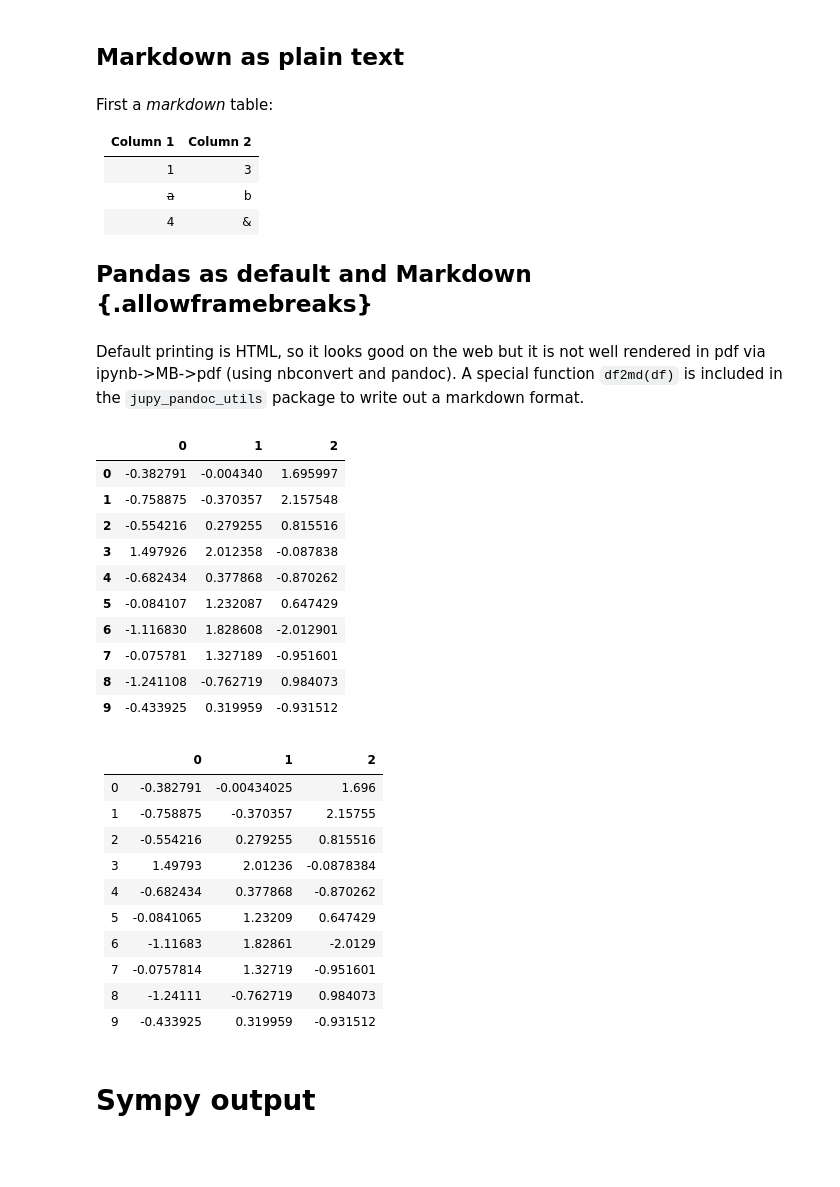
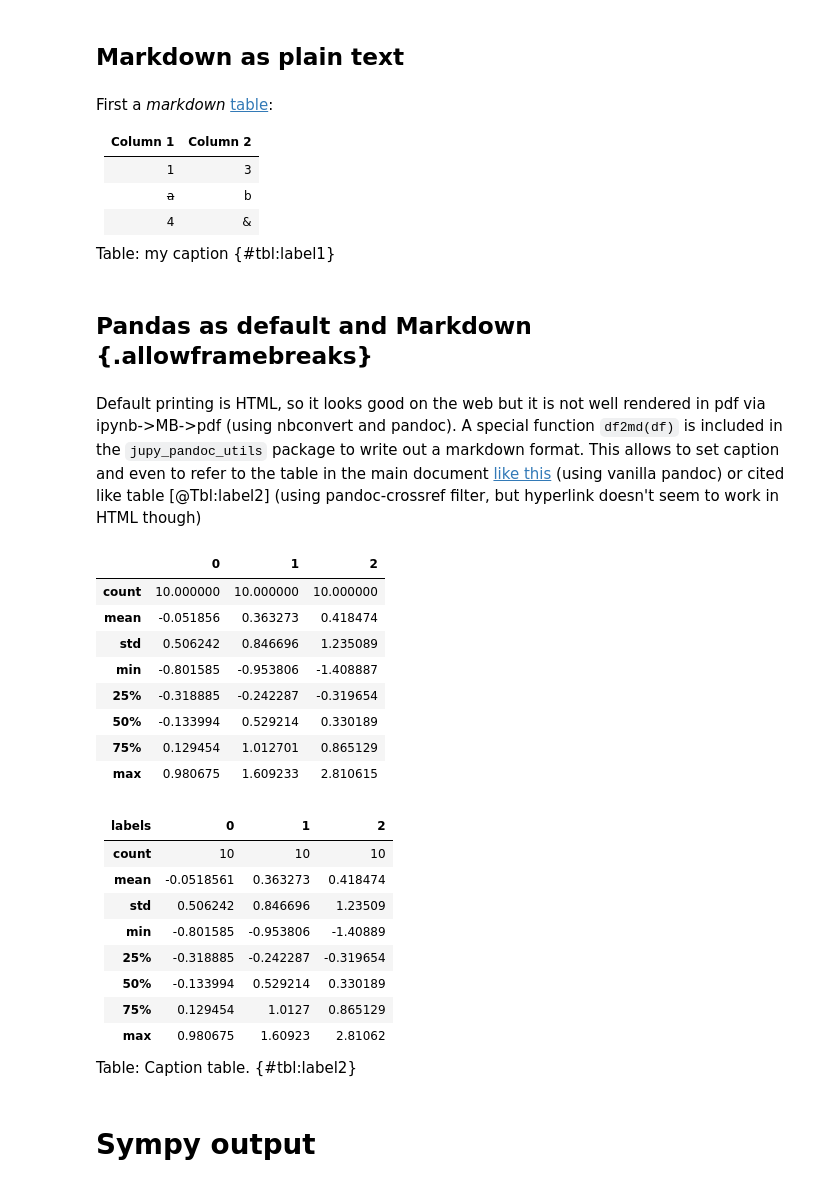
Before and after one commit to rmadar/pandoc-templates, a Jupyter notebook: examples/NotebookWithCode/test.ipynb, the cells around one changed output. Cells and saved outputs as stored; diff of their text form; code cells hidden in the pictures; blank space fills up the shorter version.

Commit message:
Adding cross referencing on tables and add a python function cleaning the notebook

```diff
--- a/examples/NotebookWithCode/test.ipynb
+++ b/examples/NotebookWithCode/test.ipynb
@@ -225,52 +225,51 @@ a & b
 # %% [markdown]
 ## Markdown as plain text
 # %% [markdown]
-First a *markdown* table:
+First a *markdown* [table](#tbl:label1):
 
-Column 1 | Column 2
----------|-----------
- 1       | 3
-~~a~~    | b
-        4| &
-
-## Pandas as default and Markdown {.allowframebreaks}
+|Column 1 | Column 2|
+---------|-----------|
+| 1       | 3  |
+|~~a~~    | b  |
+|        4| &  |
+Table: my caption {#tbl:label1}
+# %% [markdown]
+## Pandas as default and Markdown {.allowframebreaks}
 # %%
 import pandas as pd
 df=pd.DataFrame(np.random.randn(10,3))
 # %% [markdown]
 Default printing is HTML, so it looks good  on the web but it is not well rendered in
-pdf via ipynb->MB->pdf (using nbconvert and pandoc). A special function `df2md(df)` is included in the `jupy_pandoc_utils` package to write out a markdown format.
+pdf via ipynb->MB->pdf (using nbconvert and pandoc). A special function `df2md(df)` is included in the `jupy_pandoc_utils` package to write out a markdown format. This allows to set caption and even to refer to the table in the main document [like this](#tbl:label2) (using vanilla pandoc) or cited like table [@Tbl:label2] (using pandoc-crossref filter, but hyperlink doesn't seem to work in HTML though)
 # %%
 # Good in HTML, but not pure markdown
-df
+# Impossible to put a caption
+df.describe()
 # %% [output]
 |  | 0 | 1 | 2 |
-| 0 | -0.382791 | -0.004340 | 1.695997 |
-| 1 | -0.758875 | -0.370357 | 2.157548 |
-| 2 | -0.554216 | 0.279255 | 0.815516 |
-| 3 | 1.497926 | 2.012358 | -0.087838 |
-| 4 | -0.682434 | 0.377868 | -0.870262 |
-| 5 | -0.084107 | 1.232087 | 0.647429 |
-| 6 | -1.116830 | 1.828608 | -2.012901 |
-| 7 | -0.075781 | 1.327189 | -0.951601 |
-| 8 | -1.241108 | -0.762719 | 0.984073 |
-| 9 | -0.433925 | 0.319959 | -0.931512 |
+| count | 10.000000 | 10.000000 | 10.000000 |
+| mean | -0.051856 | 0.363273 | 0.418474 |
+| std | 0.506242 | 0.846696 | 1.235089 |
+| min | -0.801585 | -0.953806 | -1.408887 |
+| 25% | -0.318885 | -0.242287 | -0.319654 |
+| 50% | -0.133994 | 0.529214 | 0.330189 |
+| 75% | 0.129454 | 1.012701 | 0.865129 |
+| max | 0.980675 | 1.609233 | 2.810615 |
 # %%
-# Good in pure MD
-jpu.df2md(df)
+# Good in pure MD and possible to put a caption and a label
+jpu.df2md(df.describe(),'Caption table. {#tbl:label2}')
 # %% [output]
-|    |          0 |           1 |          2 |
-|---:|-----------:|------------:|-----------:|
-|  0 | -0.382791  | -0.00434025 |  1.696     |
-|  1 | -0.758875  | -0.370357   |  2.15755   |
-|  2 | -0.554216  |  0.279255   |  0.815516  |
-|  3 |  1.49793   |  2.01236    | -0.0878384 |
-|  4 | -0.682434  |  0.377868   | -0.870262  |
-|  5 | -0.0841065 |  1.23209    |  0.647429  |
-|  6 | -1.11683   |  1.82861    | -2.0129    |
-|  7 | -0.0757814 |  1.32719    | -0.951601  |
-|  8 | -1.24111   | -0.762719   |  0.984073  |
-|  9 | -0.433925  |  0.319959   | -0.931512  |
+| **labels**   |          0 |         1 |         2 |
+|:-------------|-----------:|----------:|----------:|
+| **count**    | 10         | 10        | 10        |
+| **mean**     | -0.0518561 |  0.363273 |  0.418474 |
+| **std**      |  0.506242  |  0.846696 |  1.23509  |
+| **min**      | -0.801585  | -0.953806 | -1.40889  |
+| **25%**      | -0.318885  | -0.242287 | -0.319654 |
+| **50%**      | -0.133994  |  0.529214 |  0.330189 |
+| **75%**      |  0.129454  |  1.0127   |  0.865129 |
+| **max**      |  0.980675  |  1.60923  |  2.81062  |
+Table: Caption table. {#tbl:label2}
 # %% [markdown]
 # Sympy output
 # %%
```
Also changed, not shown: parts of 8 cells of this notebook, 8 other files.
